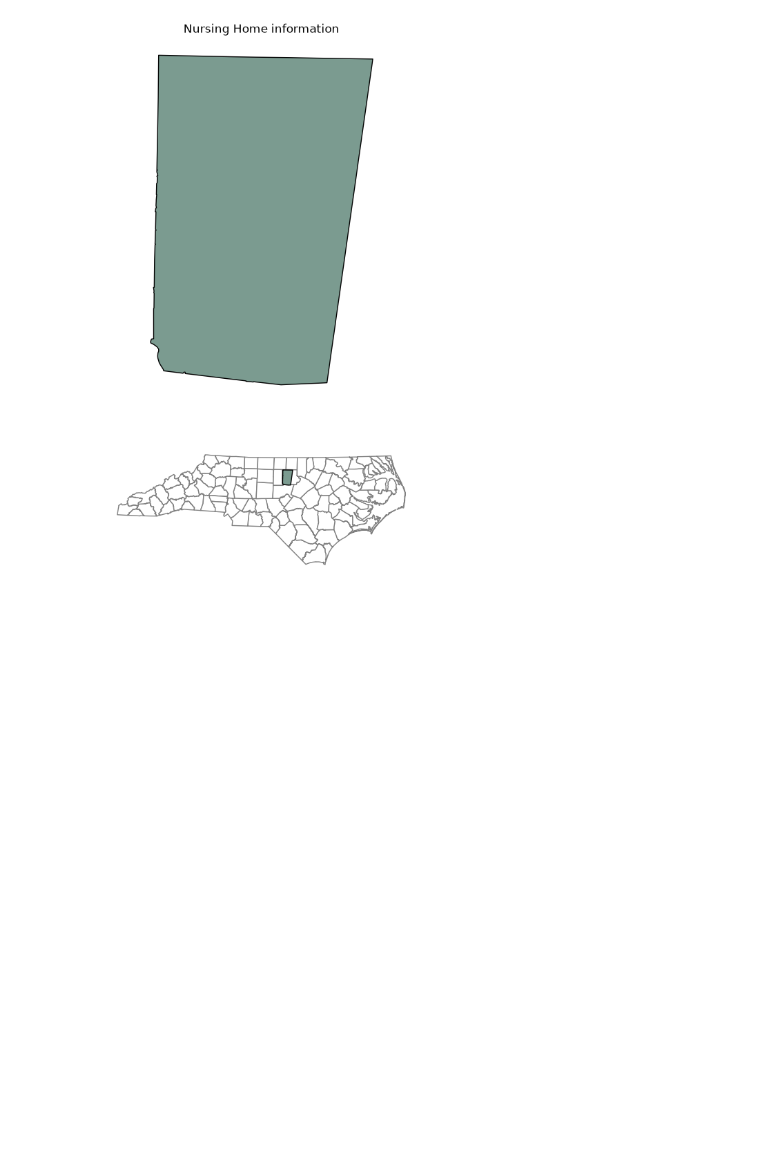
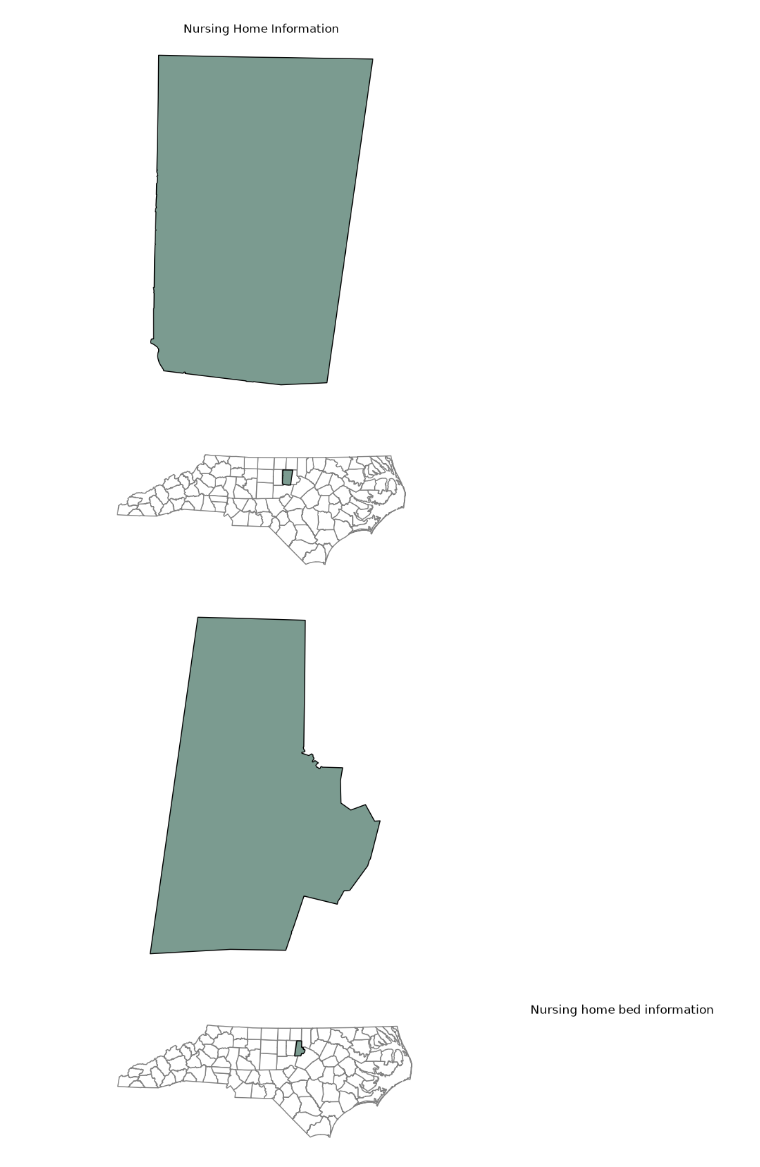
Before and after one commit to arhorton/geog592-arhorton, a Jupyter notebook: homework/week10/arhorton-hw10.ipynb, the cells around one changed output. Cells and saved outputs as stored; diff of their text form; code cells hidden in the pictures; blank space fills up the shorter version.

```diff
--- a/homework/week10/arhorton-hw10.ipynb
+++ b/homework/week10/arhorton-hw10.ipynb
@@ -29,4 +48,5 @@ nursing_homes.head()
 nursing_homes.columns
 
 ## the columns that I likely need to keep are: id, name, county, fips, beds, geometry
-nursing_homes = nursing_homes[["id", "name", "county", "fips", "beds", "geometry"]]
+nursing_homes = nursing_homes[["id", "name", "county", "fips", "beds", "exc_beds", "geometry"]]
+nursing_homes = nursing_homes.to_crs(epsg = 6543)
@@ -92,7 +113,7 @@ def county_figure(county):
 # %% [output]
 [figure]
 # %%
-## Moving the pages around so that I can add additional information on the sides of the page
+## Moving the figures around so that I can add additional information on the sides of the page
 fig, axes = plt.subplots(
     2, 2,
     figsize=(12, 10),
@@ -104,7 +125,7 @@ fig, axes = plt.subplots(
 
 county_map("Orange", axes[0, 0])
 locator_map("Orange", axes[1, 0])
-axes[0, 0].set_title("Nursing Home information")
+axes[0, 0].set_title("Nursing Home Information")
 
 for ax in axes.flat:
     ax.set_axis_off()
@@ -145,0 +134,20 @@ def county_info(county, ax):
+# %%
+#Let's make the pages a bit more interesting
+fig, axes = plt.subplots(
+    2, 2,
+    figsize=(12, 10),
+    gridspec_kw={
+        "height_ratios": [3, 1],
+        "width_ratios": [2, 1]
+    }
+)
+
+county_map("Durham", axes[0, 0])
+locator_map("Durham", axes[1, 0])
+
+axes[1, 1].set_title("Nursing home bed information")
+
+for ax in axes.flat:
+    ax.set_axis_off()
+# %% [output]
+[figure, added]
```
Also changed, not shown: parts of 16 cells of this notebook, 10 other files.
